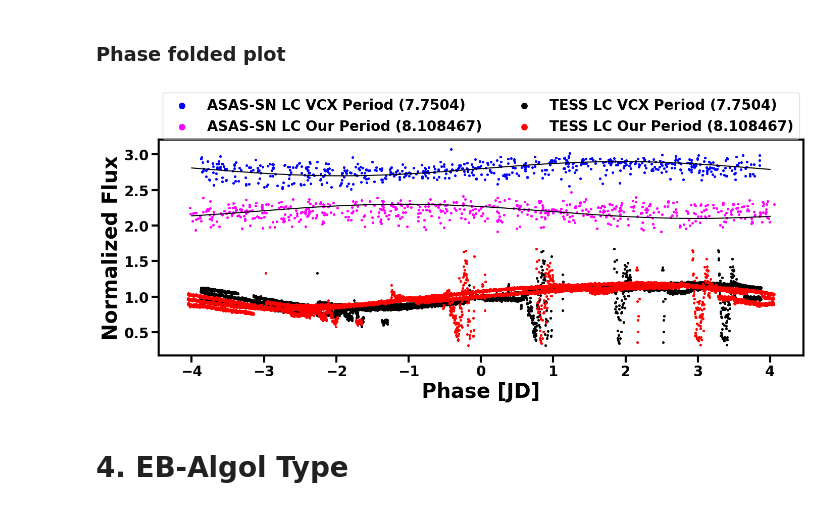
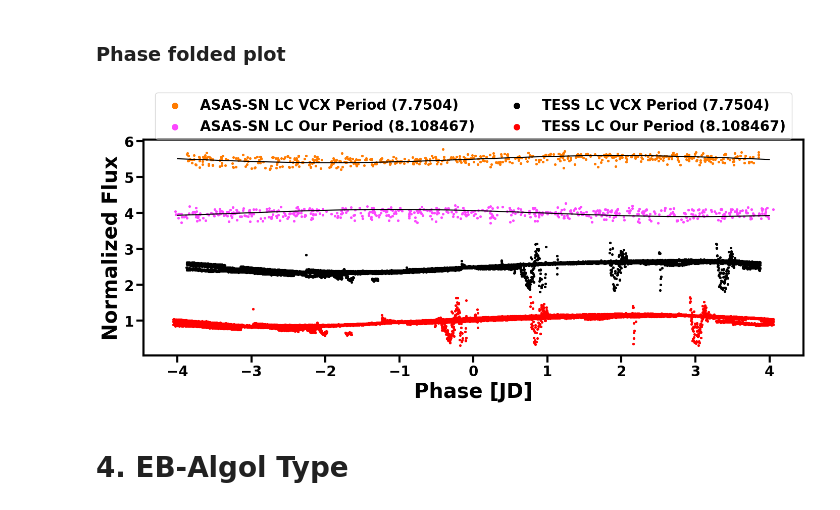
Before and after one commit to m-schochet/asas-sn-cnn, a Jupyter notebook: plots/phase_foldedlcs.ipynb, the cells around one changed output. Drawn from its saved outputs; the diff is of its cells as text; code cells hidden in the pictures.

```diff
--- a/plots/phase_foldedlcs.ipynb
+++ b/plots/phase_foldedlcs.ipynb
@@ -240,27 +240,27 @@ y2 = amplitude * np.sin(B2 * (x-5)) #phase offset by 5 days to make the wave lin
 # %%
 plotter = lcnormedrot.fold(period=7.7504) #them
 plotter2 = lcnormedrot.fold(period=8.108467) #us
 tesslcxcatrot = tesslcrot2.fold(period=7.7504, epoch_phase=-0.9) # them
 tesslcuscatrot = tesslcrot2.fold(period=8.108467, epoch_phase=-0.9) # us
 
 fig, ax = plt.subplots(1, 1, figsize=(15, 7))
 
-scat = plt.plot(x, y1+2.8, 'k-', rasterized=True)
-scat = plt.plot(x, y2+2.2, 'k-', rasterized=True)
-scat = plotter.scatter(ax = ax,  s=30, label='ASAS-SN LC VCX Period (7.7504)', c='b', offset=1.8, rasterized=True)
-scat = plotter2.scatter(ax = ax, s=30,label='ASAS-SN LC Our Period (8.108467)', c='magenta', offset=1.2, rasterized=True)
+scat = plt.plot(x, y1+5.5, 'k-', rasterized=True)
+scat = plt.plot(x, y2+4, 'k-', rasterized=True)
+scat = plotter.scatter(ax = ax,  s=30, label='ASAS-SN LC VCX Period (7.7504)', c="#FF7B00", offset=4.5, rasterized=True)
+scat = plotter2.scatter(ax = ax, s=30,label='ASAS-SN LC Our Period (8.108467)', c="#fc47ff", offset=3, rasterized=True)
 
-scat = tesslcxcatrot.scatter(ax = ax,s=30, label='TESS LC VCX Period (7.7504)', c='k', rasterized=True)
+scat = tesslcxcatrot.scatter(ax = ax,s=30, label='TESS LC VCX Period (7.7504)', c='k', offset=1.5, rasterized=True)
 scat = tesslcuscatrot.scatter(ax = ax, s=30,label='TESS LC Our Period (8.108467)', c='r', rasterized=True)
 
 ax.set_ylabel('Normalized Flux', weight="bold")
 ax.set_xlabel('Phase [JD]', weight="bold")
 
 plt.legend(loc='upper center', bbox_to_anchor=(0.5, 1.25), ncol=2, fancybox=True, markerscale=3)
 plt.tight_layout(rect=[0, 0, 1, 1])
 plt.savefig('rot_phasefold.pdf', dpi=300)
 # %% [output]
-[figure, old version]
+[figure, new version]
 # %% [markdown]
 # 4. EB-Algol Type
 # %%
```
Also changed, not shown: parts of 3 cells of this notebook.
